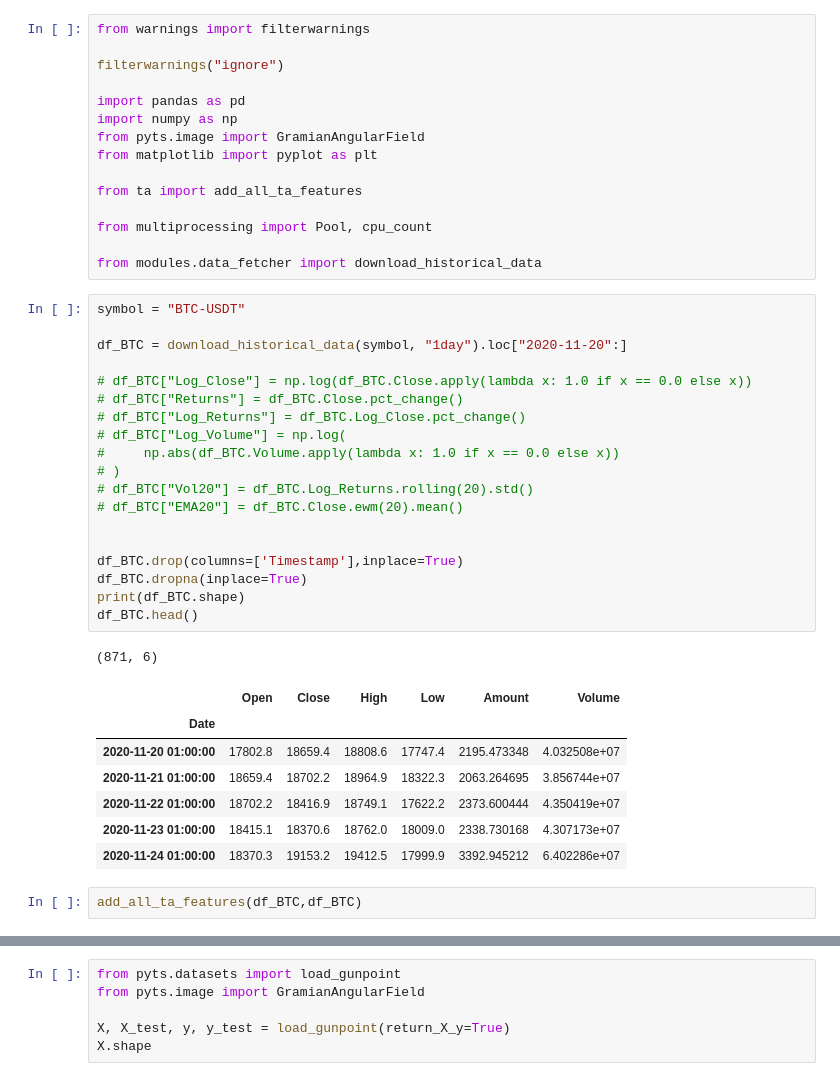
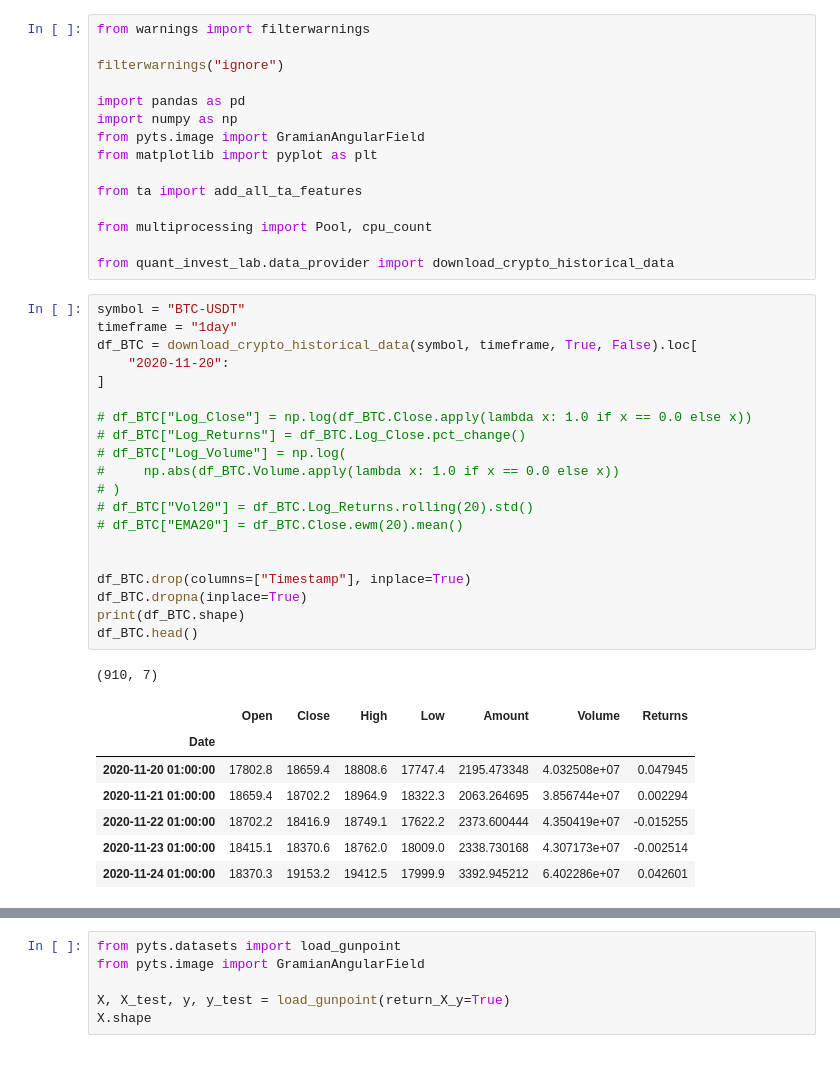
Before and after one commit to BaptisteZloch/Machine-learning-techniques-in-finance, a Jupyter notebook: src/14_Image_Transformation.ipynb, the cells around one changed output, grey strips where cells are left out. Cells and saved outputs as stored; diff of their text form.

```diff
--- a/src/14_Image_Transformation.ipynb
+++ b/src/14_Image_Transformation.ipynb
@@ -12,34 +12,33 @@ from ta import add_all_ta_features
 
 from multiprocessing import Pool, cpu_count
 
-from modules.data_fetcher import download_historical_data
+from quant_invest_lab.data_provider import download_crypto_historical_data
 # %%
 symbol = "BTC-USDT"
-
-df_BTC = download_historical_data(symbol, "1day").loc["2020-11-20":]
+timeframe = "1day"
+df_BTC = download_crypto_historical_data(symbol, timeframe, True, False).loc[
+    "2020-11-20":
+]
 
 # df_BTC["Log_Close"] = np.log(df_BTC.Close.apply(lambda x: 1.0 if x == 0.0 else x))
-# df_BTC["Returns"] = df_BTC.Close.pct_change()
 # df_BTC["Log_Returns"] = df_BTC.Log_Close.pct_change()
 # df_BTC["Log_Volume"] = np.log(
 #     np.abs(df_BTC.Volume.apply(lambda x: 1.0 if x == 0.0 else x))
 # )
 # df_BTC["Vol20"] = df_BTC.Log_Returns.rolling(20).std()
 # df_BTC["EMA20"] = df_BTC.Close.ewm(20).mean()
 
 
-df_BTC.drop(columns=['Timestamp'],inplace=True)
+df_BTC.drop(columns=["Timestamp"], inplace=True)
 df_BTC.dropna(inplace=True)
 print(df_BTC.shape)
 df_BTC.head()
 # %% [output]
-(871, 6)
+(910, 7)
-|  | Open | Close | High | Low | Amount | Volume |
-| Date |  |  |  |  |  |  |
-| 2020-11-20 01:00:00 | 17802.8 | 18659.4 | 18808.6 | 17747.4 | 2195.473348 | 4.032508e+07 |
-| 2020-11-21 01:00:00 | 18659.4 | 18702.2 | 18964.9 | 18322.3 | 2063.264695 | 3.856744e+07 |
-| 2020-11-22 01:00:00 | 18702.2 | 18416.9 | 18749.1 | 17622.2 | 2373.600444 | 4.350419e+07 |
-| 2020-11-23 01:00:00 | 18415.1 | 18370.6 | 18762.0 | 18009.0 | 2338.730168 | 4.307173e+07 |
-| 2020-11-24 01:00:00 | 18370.3 | 19153.2 | 19412.5 | 17999.9 | 3392.945212 | 6.402286e+07 |
+|  | Open | Close | High | Low | Amount | Volume | Returns |
+| Date |  |  |  |  |  |  |  |
+| 2020-11-20 01:00:00 | 17802.8 | 18659.4 | 18808.6 | 17747.4 | 2195.473348 | 4.032508e+07 | 0.047945 |
+| 2020-11-21 01:00:00 | 18659.4 | 18702.2 | 18964.9 | 18322.3 | 2063.264695 | 3.856744e+07 | 0.002294 |
+| 2020-11-22 01:00:00 | 18702.2 | 18416.9 | 18749.1 | 17622.2 | 2373.600444 | 4.350419e+07 | -0.015255 |
+| 2020-11-23 01:00:00 | 18415.1 | 18370.6 | 18762.0 | 18009.0 | 2338.730168 | 4.307173e+07 | -0.002514 |
+| 2020-11-24 01:00:00 | 18370.3 | 19153.2 | 19412.5 | 17999.9 | 3392.945212 | 6.402286e+07 | 0.042601 |
-# %%
-add_all_ta_features(df_BTC,df_BTC)
```
Also changed, not shown: parts of 5 cells of this notebook, 19 other files.
